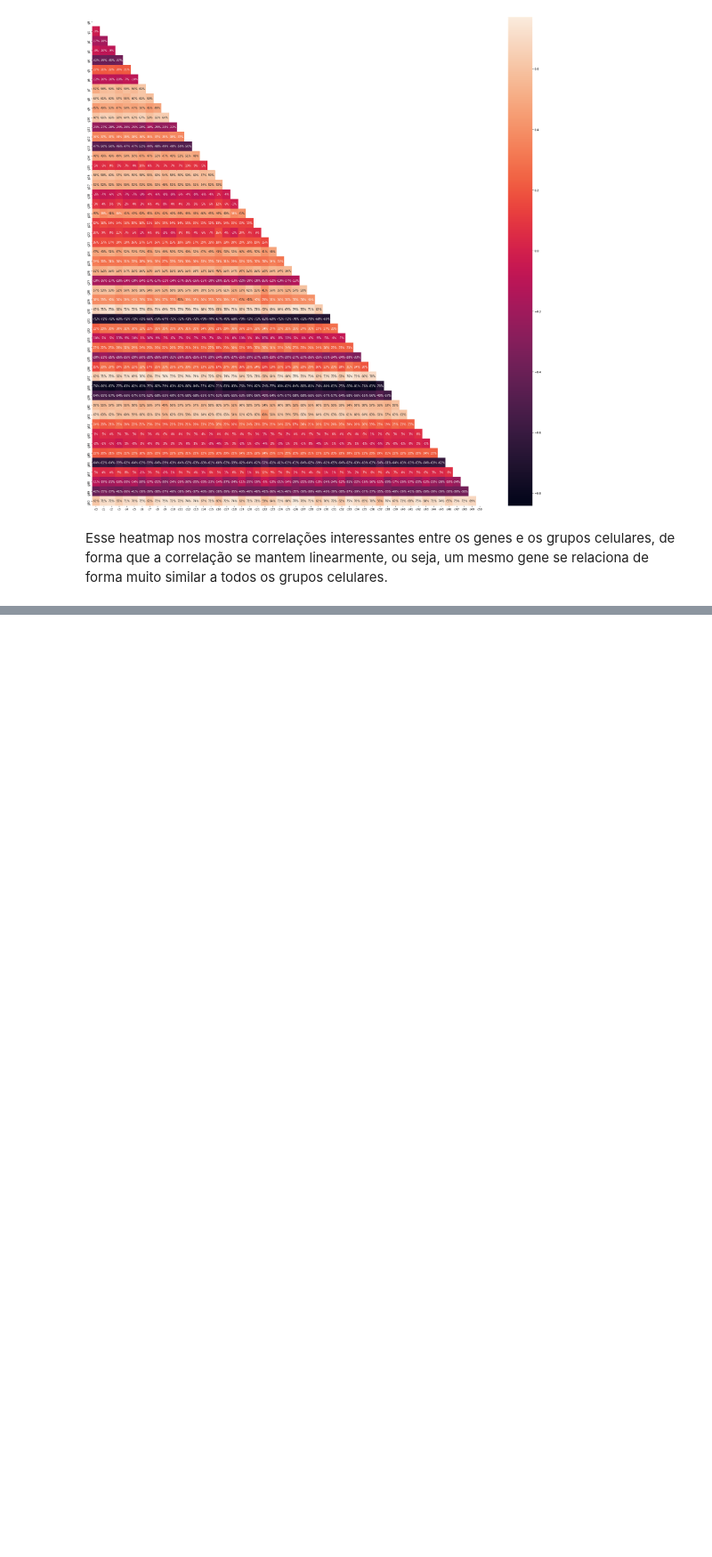
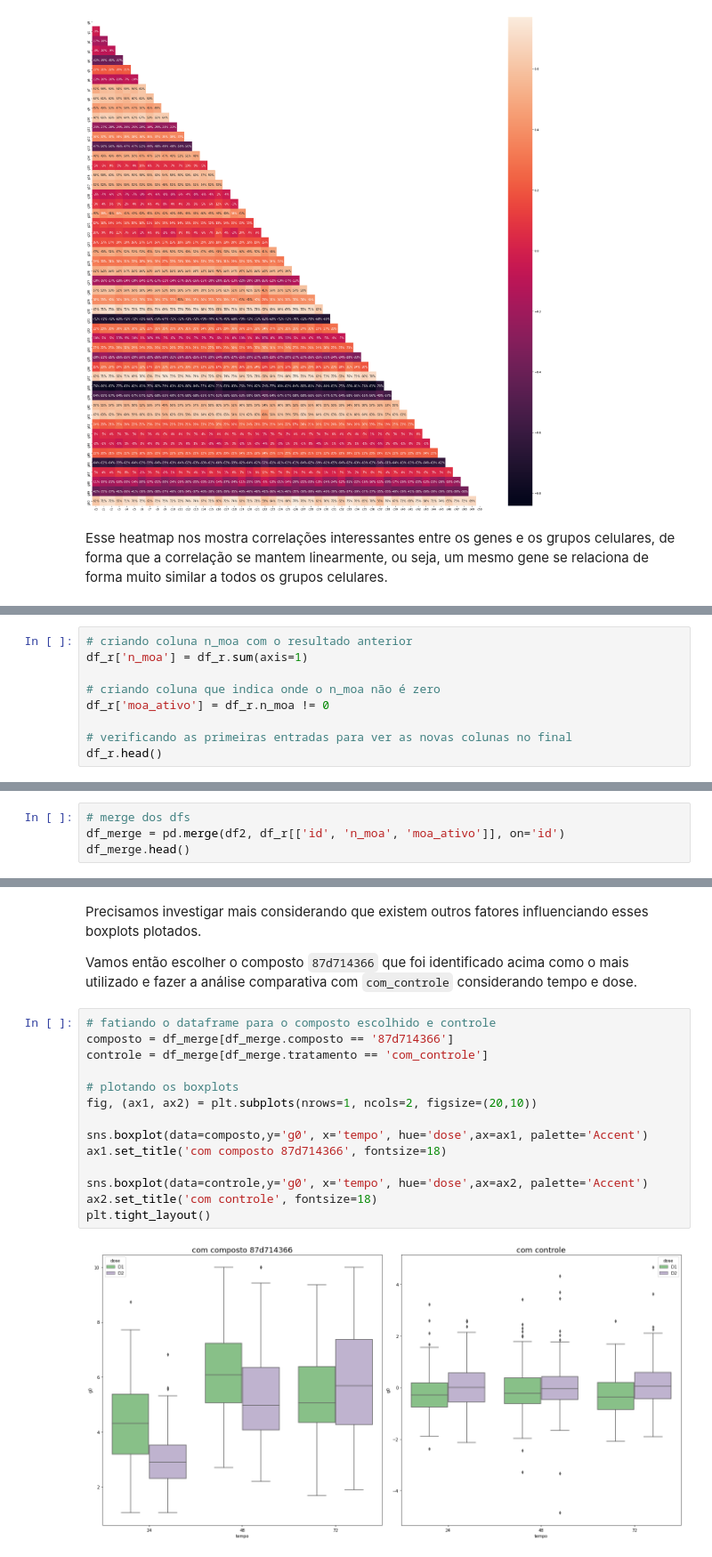
Before and after one commit to marinavillaschi/drug-discovery-analysis, a Jupyter notebook: Análise_de_Novos_Fármacos.ipynb, the cells around one changed output, grey strips where cells are left out. Shown at 89% size. Drawn from its saved outputs; the diff is of its cells as text; blank space fills up the shorter version.

```diff
--- a/Análise_de_Novos_Fármacos.ipynb
+++ b/Análise_de_Novos_Fármacos.ipynb
@@ -681,0 +839,9 @@ Após realizarmos a análise exploratória dos dados, foi possível conhece-los
+# %%
+# criando coluna n_moa com o resultado anterior
+df_r['n_moa'] = df_r.sum(axis=1)
+
+# criando coluna que indica onde o n_moa não é zero
+df_r['moa_ativo'] = df_r.n_moa != 0
+
+# verificando as primeiras entradas para ver as novas colunas no final
+df_r.head()
@@ -681,0 +856,4 @@ Após realizarmos a análise exploratória dos dados, foi possível conhece-los
+# %%
+# merge dos dfs
+df_merge = pd.merge(df2, df_r[['id', 'n_moa', 'moa_ativo']], on='id')
+df_merge.head()
@@ -681,0 +902,20 @@ Após realizarmos a análise exploratória dos dados, foi possível conhece-los
+# %% [markdown]
+Precisamos investigar mais considerando que existem outros fatores influenciando esses boxplots plotados.
+
+Vamos então escolher o composto `87d714366` que foi identificado acima como o mais utilizado e fazer a análise comparativa com `com_controle` considerando tempo e dose.
+# %%
+# fatiando o dataframe para o composto escolhido e controle
+composto = df_merge[df_merge.composto == '87d714366']
+controle = df_merge[df_merge.tratamento == 'com_controle']
+
+# plotando os boxplots
+fig, (ax1, ax2) = plt.subplots(nrows=1, ncols=2, figsize=(20,10))
+
+sns.boxplot(data=composto,y='g0', x='tempo', hue='dose',ax=ax1, palette='Accent')
+ax1.set_title('com composto 87d714366', fontsize=18)
+
+sns.boxplot(data=controle,y='g0', x='tempo', hue='dose',ax=ax2, palette='Accent')
+ax2.set_title('com controle', fontsize=18)
+plt.tight_layout()
+# %% [output]
+[figure, added]
```
Also changed, not shown: parts of 29 cells of this notebook.
